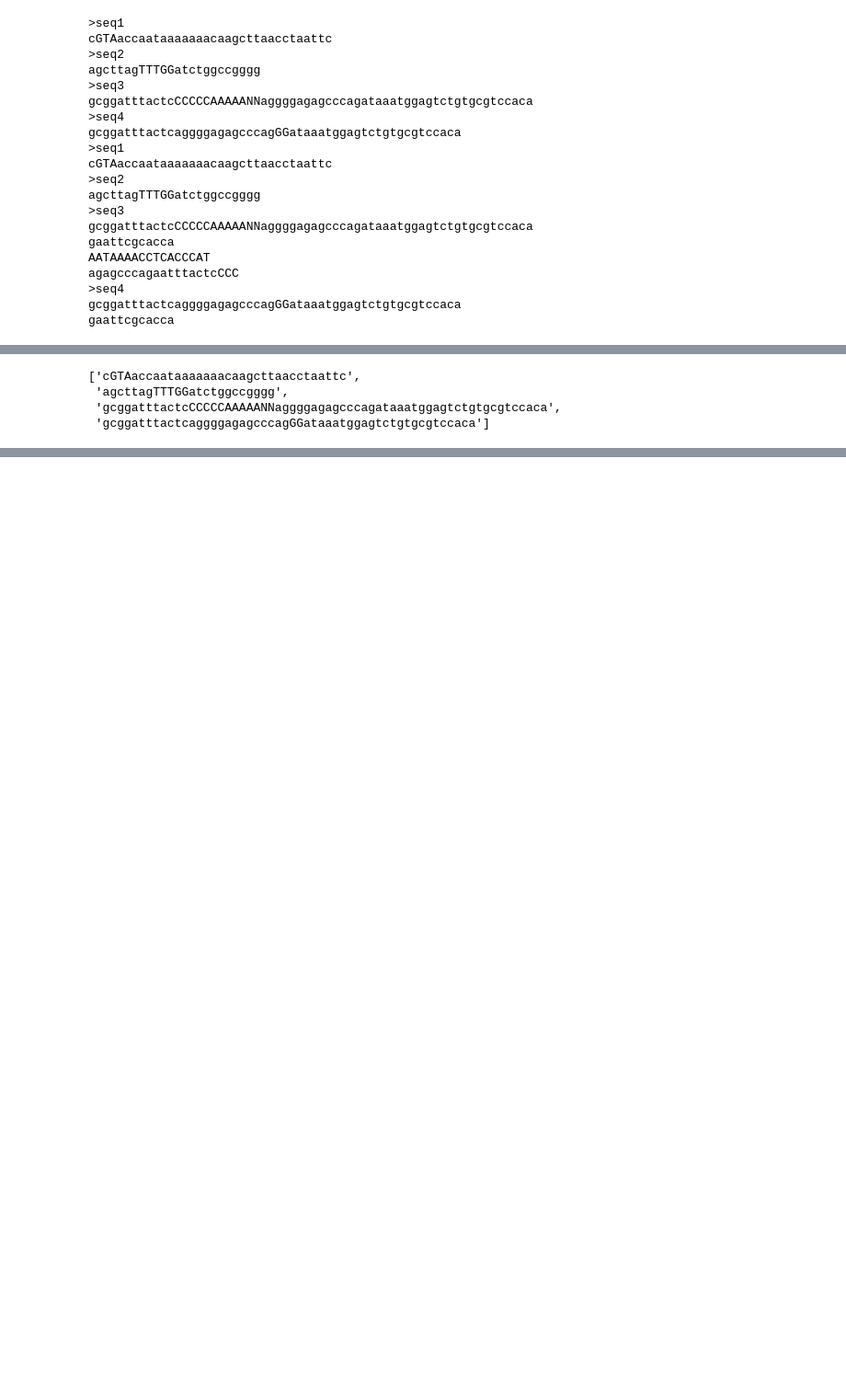
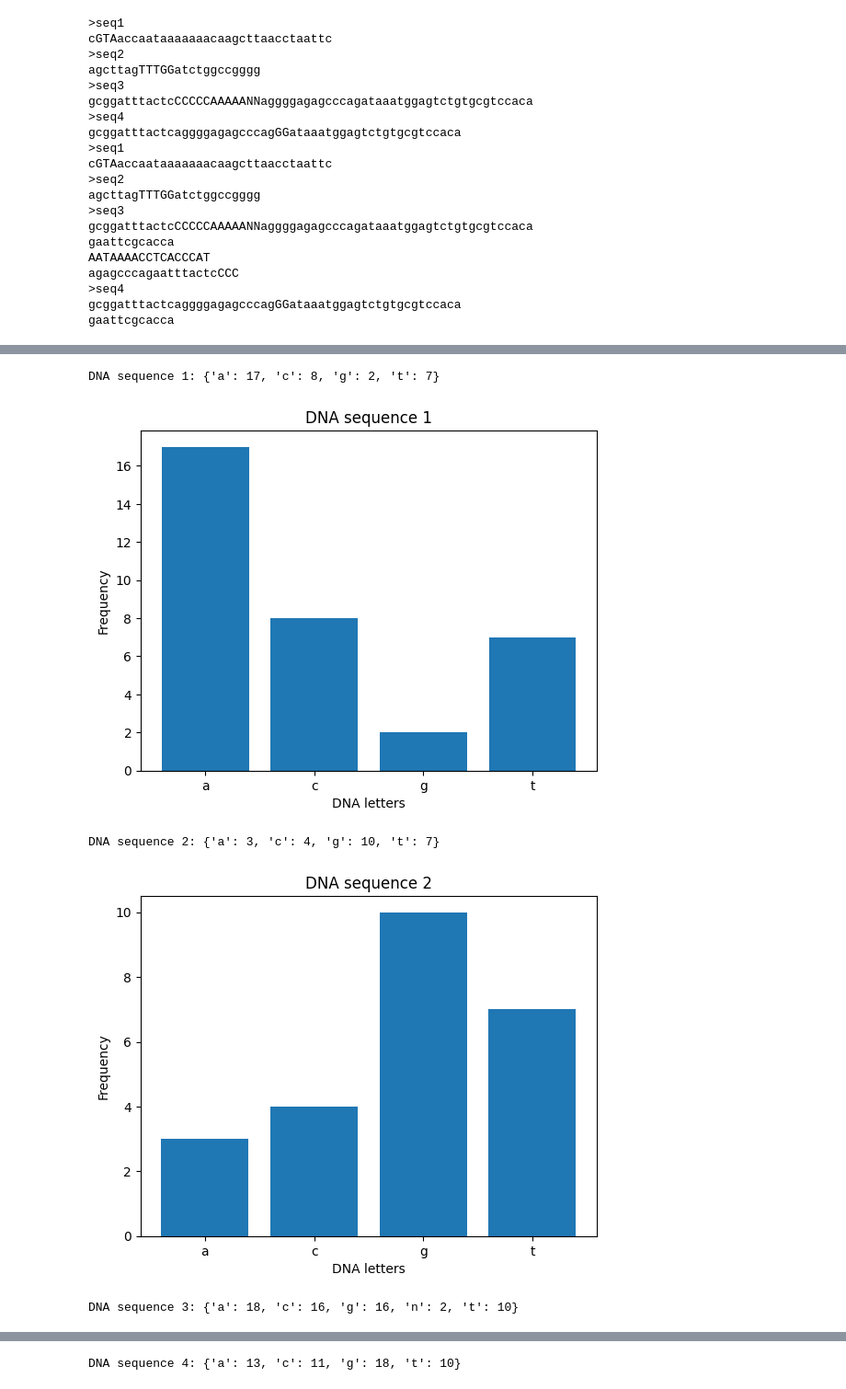
Before and after one commit to VeraOlander/Lab1, a Jupyter notebook: lab1_complete.ipynb, the cells around one changed output, grey strips where cells are left out. Shown at 92% size. Cells and saved outputs as stored; diff of their text form; code cells hidden in the pictures; blank space fills up the shorter version.

```diff
--- a/lab1_complete.ipynb
+++ b/lab1_complete.ipynb
@@ -50,7 +80,9 @@ def add_data_from_all_the_files_to_the_list(file_name): # function that can be c
 # %%
-add_data_from_all_the_files_to_the_list(dna_raw)
+# call the function for dna_raw.txt
+sequence_dictionary_graph(dna_raw)
 # %% [output]
-['cGTAaccaataaaaaaacaagcttaacctaattc',
- 'agcttagTTTGGatctggccgggg',
- 'gcggatttactcCCCCCAAAAANNaggggagagcccagataaatggagtctgtgcgtccaca',
- 'gcggatttactcaggggagagcccagGGataaatggagtctgtgcgtccaca']
+DNA sequence 1: {'a': 17, 'c': 8, 'g': 2, 't': 7}
+[figure, added]
+DNA sequence 2: {'a': 3, 'c': 4, 'g': 10, 't': 7}
+[figure, added]
+DNA sequence 3: {'a': 18, 'c': 16, 'g': 16, 'n': 2, 't': 10}
@@ -56,0 +90 @@ add_data_from_all_the_files_to_the_list(dna_raw)
+DNA sequence 4: {'a': 13, 'c': 11, 'g': 18, 't': 10}
```
Also changed, not shown: parts of 7 cells of this notebook, 2 other files.
